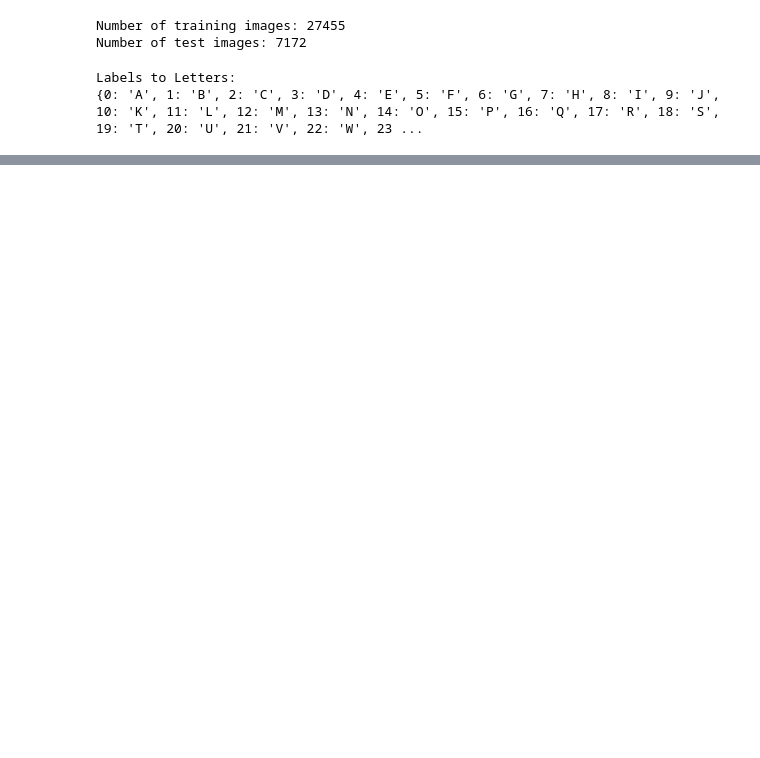
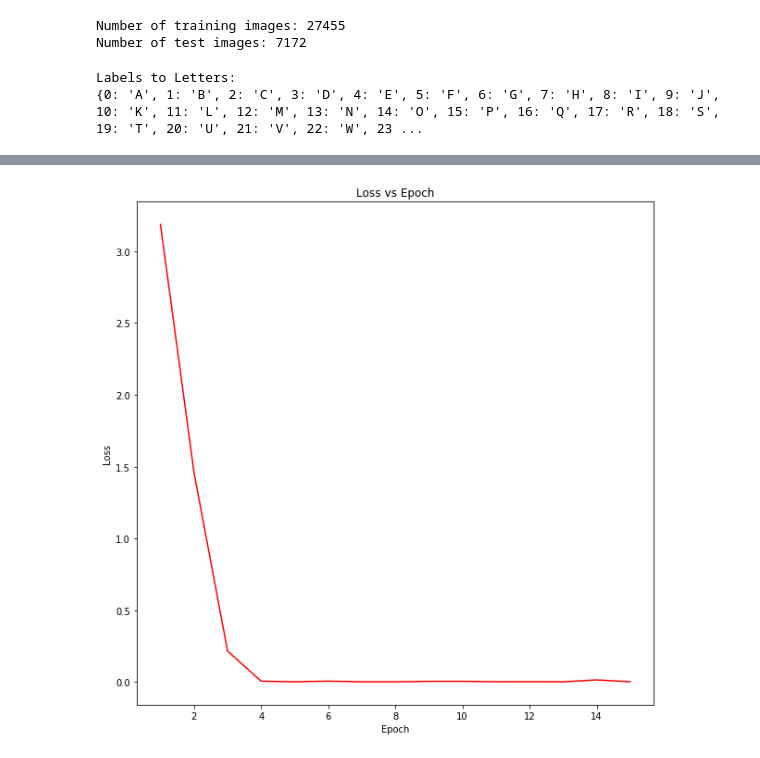
Before and after one commit to addiboyer24/Boyer_Addison_MachineLearningFinal, a Jupyter notebook: Sign_Language_Classification_MNIST.ipynb, the cells around one changed output, grey strips where cells are left out. Drawn from its saved outputs; the diff is of its cells as text; code cells hidden in the pictures; blank space fills up the shorter version.

```diff
--- a/Sign_Language_Classification_MNIST.ipynb
+++ b/Sign_Language_Classification_MNIST.ipynb
@@ -291,0 +281,9 @@ array([[331,   0,   0,   0,   0,   0,   0,   0,   0,   0,   0,   0,  11,
+# %%
+loss = slc.loss
+plt.title("Loss vs Epoch")
+plt.ylabel("Loss")
+plt.xlabel("Epoch")
+plt.plot(x, loss, 'r-')
+plt.show()
+# %% [output]
+[figure, added]
```
Also changed, not shown: parts of 11 cells of this notebook, 13 other files.
